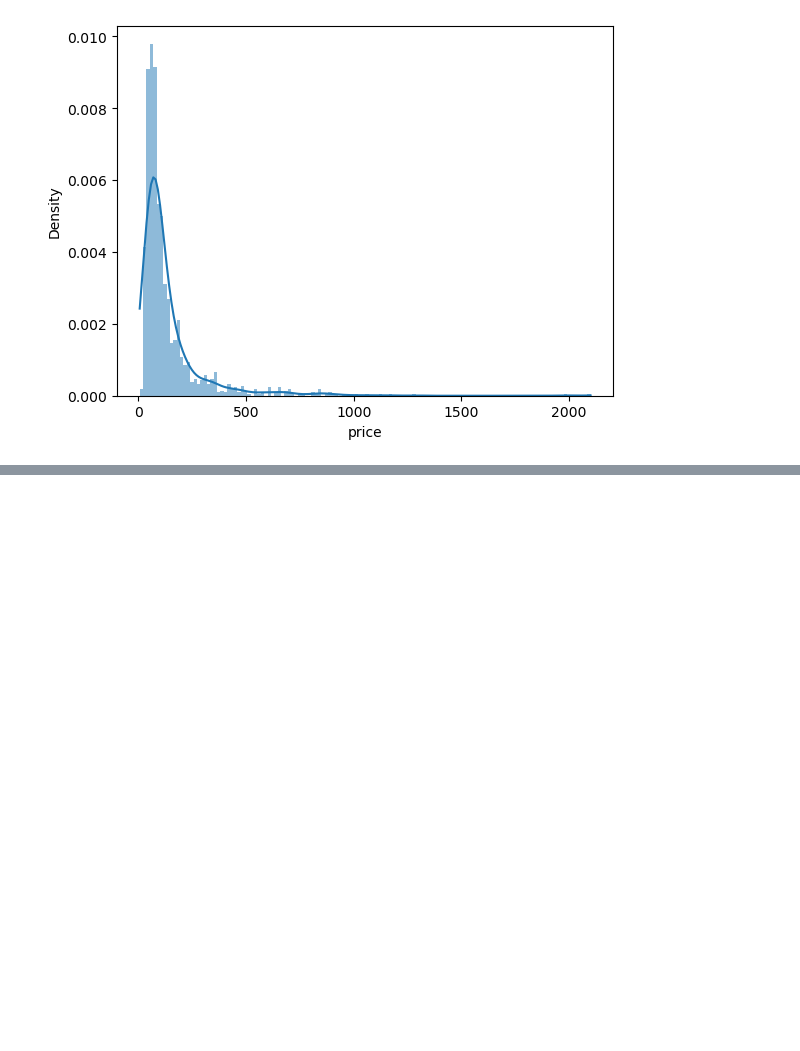
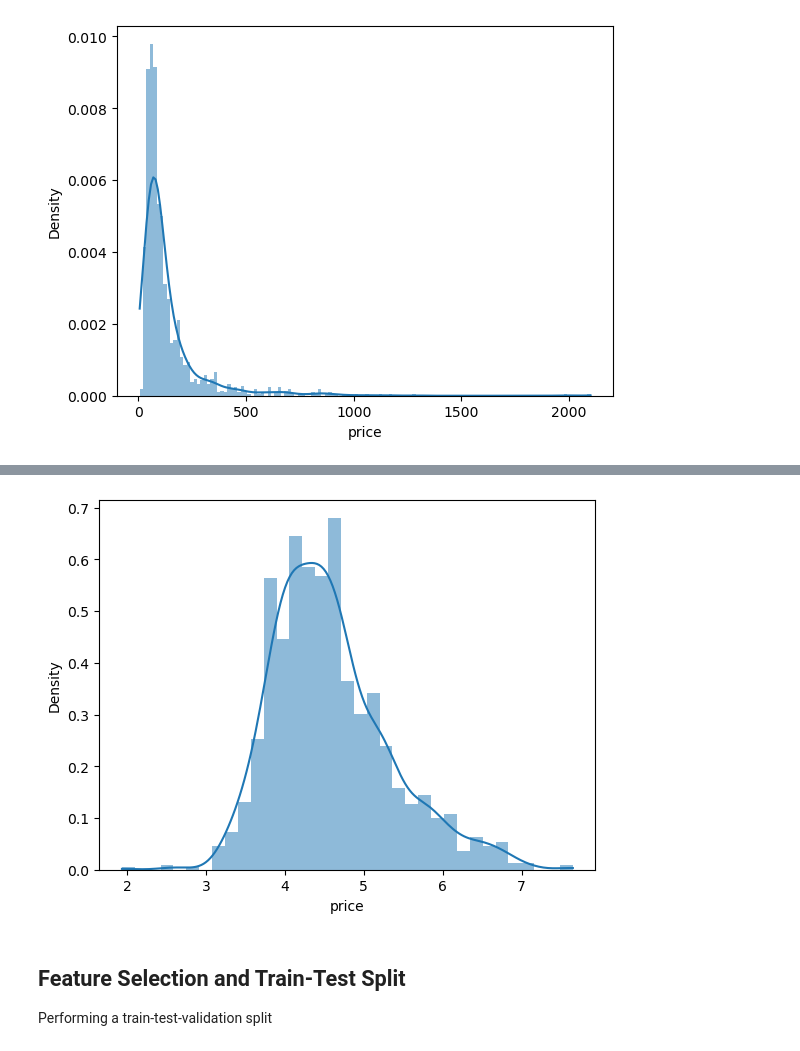
Before and after one commit to jxareas/Phone-Price-Prediction, a Jupyter notebook: notebooks/model_training.ipynb, the cells around one changed output, grey strips where cells are left out. Saved outputs shown, nothing was run; the diff lists cells and outputs as text; code cells hidden in the pictures; blank space fills up the shorter version.

```diff
--- a/notebooks/model_training.ipynb
+++ b/notebooks/model_training.ipynb
@@ -134,0 +151,7 @@ sns.histplot(df.price, stat='density', kde=True, linewidth=0);
+# %%
+sns.histplot(np.log1p(df.price), stat='density', kde=True, linewidth=0);
+# %% [output]
+[figure, added]
+# %% [markdown]
+## Feature Selection and Train-Test Split
+Performing a train-test-validation split
```
Also changed, not shown: parts of 5 cells of this notebook, 2 other files.
